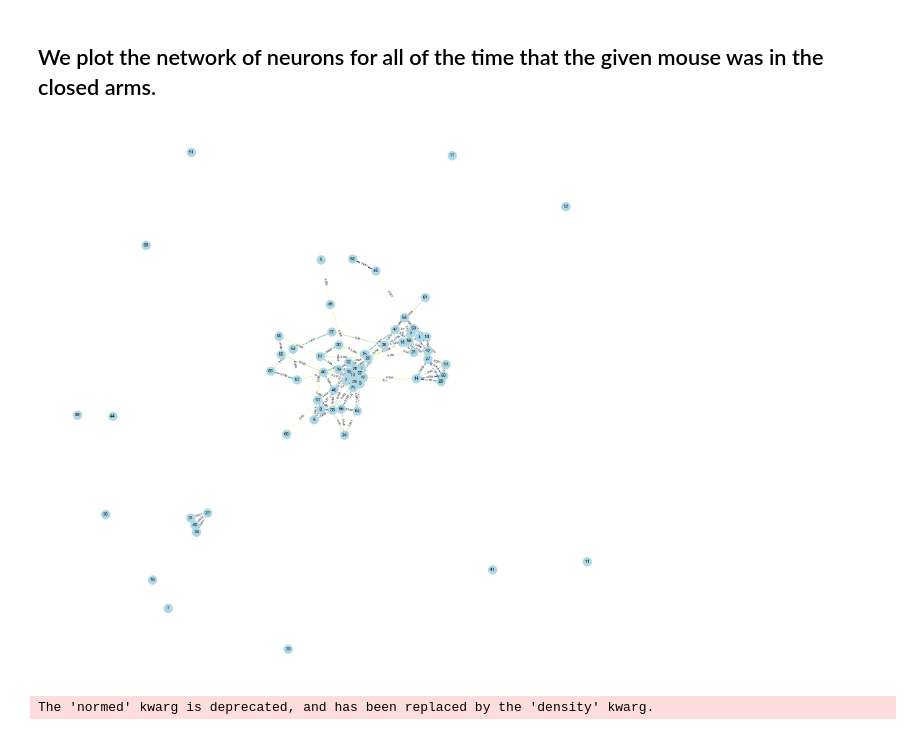
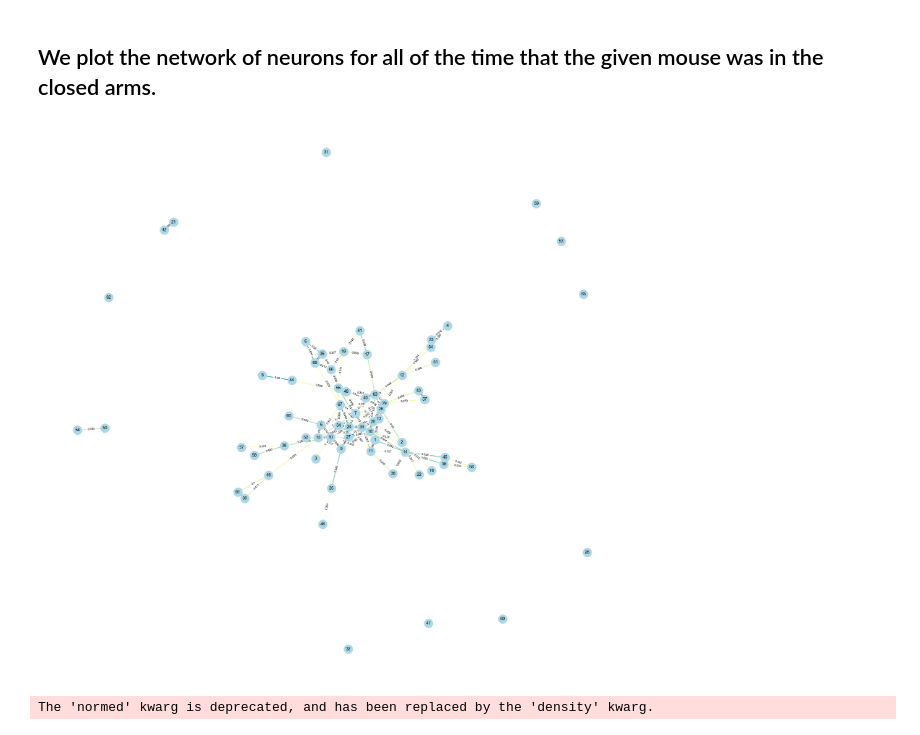
Before and after one commit to smu160/PvsNP, a Jupyter notebook: Graph_Analysis.ipynb, the cells around one changed output. Saved outputs shown, nothing was run; the diff lists cells and outputs as text; code cells hidden in the pictures.

```diff
--- a/Graph_Analysis.ipynb
+++ b/Graph_Analysis.ipynb
@@ -15,7 +13,7 @@ from IPython.core.interactiveshell import InteractiveShell
 InteractiveShell.ast_node_interactivity = "all"
 %matplotlib inline
 # %%
-TRACE_RAW_DRD87 = "/Users/saveliyyusufov/Hen_Lab/Mice/drd87_experiments/Raw_EPM_drd87.csv"
+TRACE_RAW_DRD87 = "/Users/saveliyyusufov/Hen_Lab/Mice/EPM/drd87_experiments/Raw_EPM_drd87.csv"
 data = pd.read_csv(TRACE_RAW_DRD87, header=None)
 z_scored_dataframe, AUC_dataframe, cell_transients_dataframe = SigProc.detect_ca_transients_mossy(data, 2, 0.5, 0.2, 10)
 
@@ -284,13 +153,31 @@ result_dataframe = pd.concat([cell_transients_dataframe, behavior_df], axis=1)
+# %%
+behavior_column_names = ['Trial_time', 'Recording_time', 'X_center', 'Y_center', 'Area', 'Areachange',
+                         'Elongation', 'Distance_moved', 'Velocity', 'Arena_centerpoint',
+                         'Open1_centerpoint', 'Open2_centerpoint',
+                         'Closed1_centerpoint', 'Closed2_centerpoint',
+                         'OpenArms_centerpoint', 'ClosedArms_centerpoint', 'Result_1']
+
+behavior_df = pd.read_csv('/Users/saveliyyusufov/Hen_Lab/Mice/EPM/drd87_experiments/behavior_drd87.csv', header=None)
+behavior_df.columns = behavior_column_names
+behavior_df = au.downsample_dataframe(behavior_df, 3)
+
+# Define what constitutes as a running frame
+VELOCITY_CUTOFF = 4;
+
+# Adds "Running_frames" column to the end of the behavior Dataframe
+behavior_df["Running_frames"] = np.where(behavior_df["Velocity"] > VELOCITY_CUTOFF, 1, 0)
+# %%
+neuron_concated_behavior = cell_transients_dataframe.join(behavior_df, how="left")
 # %% [markdown]
 ## We plot the network of neurons for all of the time that the given mouse was in the closed arms.
 # %%
 # Using the result_dataframe, we get the indices for when the mouse was in ClosedArms_centerpoint
-indices = result_dataframe.loc[result_dataframe["OpenArms_centerpoint"] != 0].index
+indices = neuron_concated_behavior.loc[neuron_concated_behavior["ClosedArms_centerpoint"] != 0].index
 
-open_arms_graph = create_graph(cell_transients_dataframe.iloc[indices])
-plot_graph(open_arms_graph)
+open_arms_graph = gau.create_graph(cell_transients_dataframe.iloc[indices])
+gau.plot_graph(open_arms_graph)
 # %% [output]
-[figure, old version]
+[figure, new version]
 # %%
 sns.set(rc={"figure.figsize": (14, 4)})
 sns.distplot(list(dict(open_arms_graph.degree()).values()), color='m', fit=stats.norm);
```
Also changed, not shown: parts of 18 cells of this notebook.
